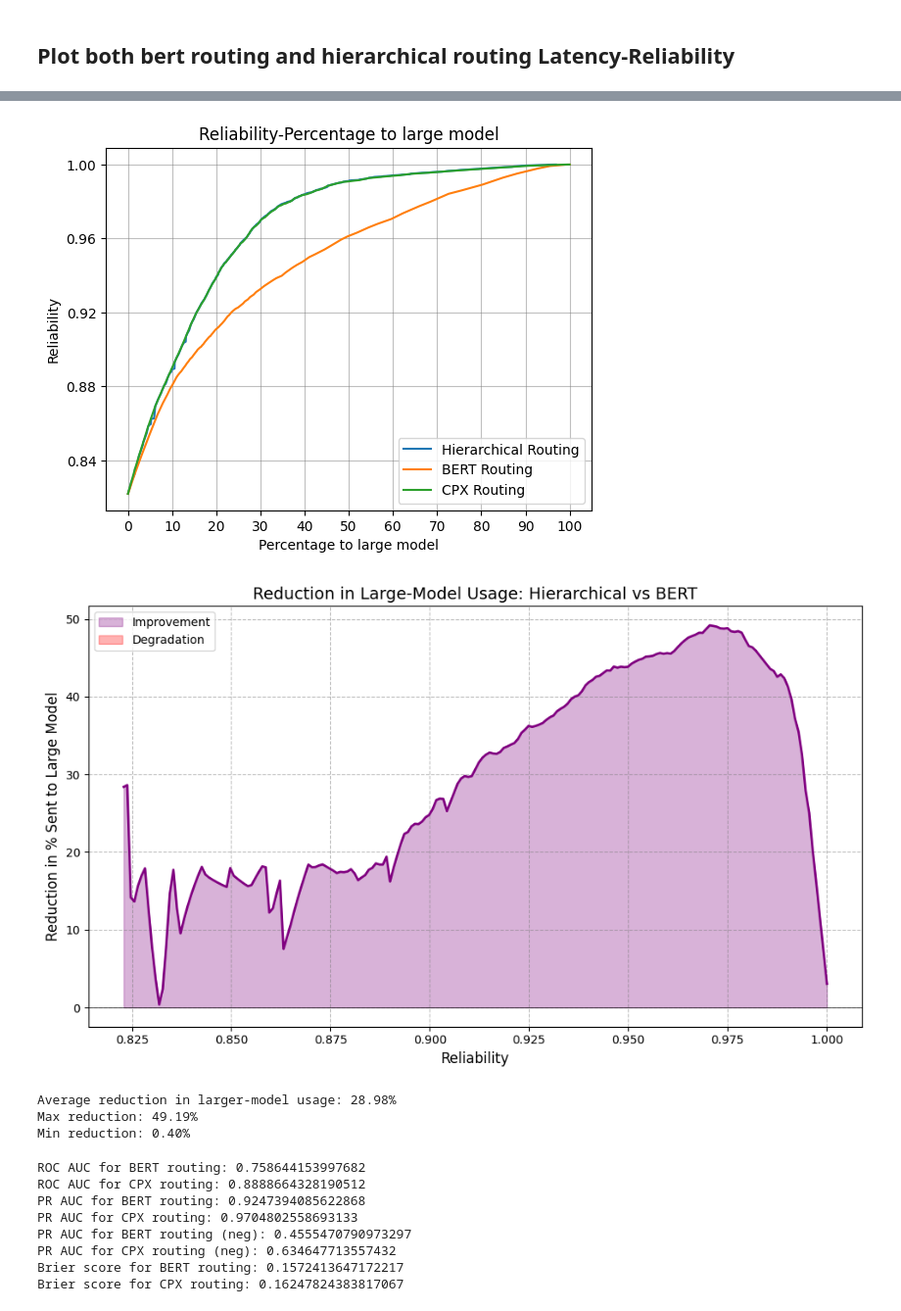
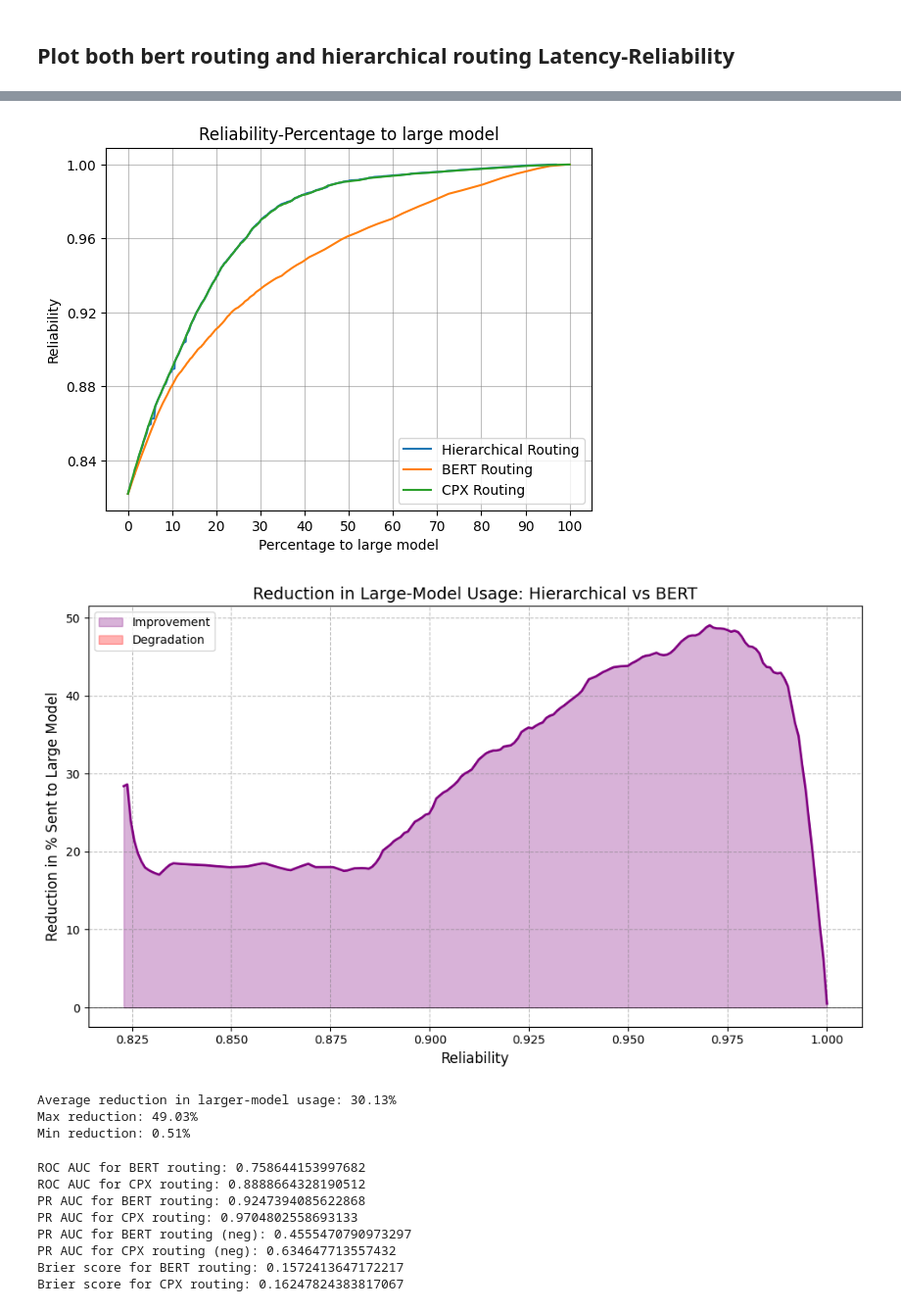
Before and after one commit to hhosseini1377/LLM_routing, a Jupyter notebook: notebooks/trade_off.ipynb, the cells around one changed output, grey strips where cells are left out. Shown at 98% size. Drawn from its saved outputs; the diff is of its cells as text; code cells hidden in the pictures.

```diff
--- a/notebooks/trade_off.ipynb
+++ b/notebooks/trade_off.ipynb
@@ -34,6 +34,11 @@ elif dataset == 'mmlu_original_auxiliary_pro_gsm8k_qwen8b':
     file_path = './routing_dataset/datasets/final_splits/mmlu_all_pro_gsm8k_qwen8b_test.pkl'
     cpx_prob_dir = './cpx_model/inference_logs/Qwen_Qwen3-8B_20251217-094237.pkl'
     bert_prob_dir = './bert_routing/inference_logs/probabilities_20251221-144005.pkl'
+
+elif dataset == 'hotpotqa_qwen8b_test_cleaned':
+    file_path = './routing_dataset/datasets/hotpotqa/hotpotqa_qwen8b_test_cleaned.pkl'
+    cpx_prob_dir = './cpx_model/inference_logs/Qwen_Qwen3-8B_20251220-125851.pkl'
+    bert_prob_dir = './bert_routing/inference_logs/probabilities_20251222-131513.pkl'
 else:
     raise ValueError(f"Dataset {dataset} not found")
 
@@ -283,7 +288,7 @@ pareto_front_hierarchical_routing_reliabilities = [result[1] for result in paret
 bert_routing_percentage_to_large_model = []
 for comb in bert_routing_tradeoff_results:
     bert_routing_percentage_to_large_model.append((bert_routing_tradeoff_results[comb]['sent_to_large_model'] / bert_routing_tradeoff_results[comb]['total_count']) * 100)
-plt.plot(pareto_front_hierarchical_routing_percentage_to_large_model, pareto_front_hierarchical_routing_reliabilities)
+# plt.plot(pareto_front_hierarchical_routing_percentage_to_large_model, pareto_front_hierarchical_routing_reliabilities)
 plt.plot(bert_routing_percentage_to_large_model, bert_routing_reliabilities)
 plt.plot(cpx_routing_percentage_to_large_model, cpx_routing_reliabilities)
 plt.gca().xaxis.set_major_locator(ticker.MultipleLocator(10))
@@ -291,7 +296,7 @@ plt.gca().yaxis.set_major_locator(ticker.MultipleLocator(0.04))
 # plt.ylim(0.9, 1)
 plt.grid(True, which="both", ls="-", color='gray', alpha=0.5)
 plt.title('Reliability-Percentage to large model')
-plt.legend(['Hierarchical Routing', 'BERT Routing', 'CPX Routing'], loc='lower right')
+plt.legend(['BERT Routing', 'CPX Routing'], loc='lower right')
 plt.xlabel('Percentage to large model')
 plt.ylabel('Reliability')
 plt.show()
@@ -301,18 +306,18 @@ import numpy as np
 from scipy.interpolate import interp1d
 
 min_reliability_pct = max(
-    min(pareto_front_hierarchical_routing_reliabilities),
+    min(cpx_routing_reliabilities),
     min(bert_routing_reliabilities)
 )
 max_reliability_pct = min(
-    max(pareto_front_hierarchical_routing_reliabilities),
+    max(cpx_routing_reliabilities),
     max(bert_routing_reliabilities)
 )
 
 common_reliabilities_pct = np.linspace(min_reliability_pct, max_reliability_pct, 200)
 
-hierarchical_pct_sorted = sorted(zip(pareto_front_hierarchical_routing_reliabilities,
-                                     pareto_front_hierarchical_routing_percentage_to_large_model))
+hierarchical_pct_sorted = sorted(zip(cpx_routing_reliabilities,
+                                     cpx_routing_percentage_to_large_model))
 hierarchical_pct_reliabilities = [r for r, _ in hierarchical_pct_sorted]
 hierarchical_pct_values = [p for _, p in hierarchical_pct_sorted]
 
@@ -328,37 +333,37 @@ bert_pct_interp = interp1d(bert_pct_reliabilities, bert_pct_values,
 hierarchical_pct_common = hierarchical_pct_interp(common_reliabilities_pct)
 bert_pct_common = bert_pct_interp(common_reliabilities_pct)
 
 # Improvement: reduction in percentage sent to large model
 improvement_pct_large = ((bert_pct_common - hierarchical_pct_common) / bert_pct_common) * 100
 
 valid_mask_pct = (bert_pct_common > 0) & np.isfinite(improvement_pct_large)
 common_reliabilities_pct_clean = common_reliabilities_pct[valid_mask_pct]
 improvement_pct_large_clean = improvement_pct_large[valid_mask_pct]
 
 plt.figure(figsize=(10, 6))
 plt.plot(common_reliabilities_pct_clean, improvement_pct_large_clean, linewidth=2, color='purple')
 plt.title('Reduction in Large-Model Usage: Hierarchical vs BERT', fontsize=14)
 plt.xlabel('Reliability', fontsize=12)
 plt.ylabel('Reduction in % Sent to Large Model', fontsize=12)
 plt.grid(True, which="both", ls="--", color='gray', alpha=0.5)
 plt.axhline(y=0, color='black', linestyle='-', linewidth=0.5)
 plt.fill_between(common_reliabilities_pct_clean, 0, improvement_pct_large_clean,
                  where=(improvement_pct_large_clean >= 0), alpha=0.3, color='purple', label='Improvement')
 plt.fill_between(common_reliabilities_pct_clean, 0, improvement_pct_large_clean,
                  where=(improvement_pct_large_clean < 0), alpha=0.3, color='red', label='Degradation')
 plt.legend()
 plt.tight_layout()
 plt.show()
 
 print(f"Average reduction in larger-model usage: {np.mean(improvement_pct_large_clean):.2f}%")
 print(f"Max reduction: {np.max(improvement_pct_large_clean):.2f}%")
 print(f"Min reduction: {np.min(improvement_pct_large_clean):.2f}%")
 # %% [output]
 [figure]
-[figure, old version]
+[figure, new version]
-Average reduction in larger-model usage: 28.98%
-Max reduction: 49.19%
-Min reduction: 0.40%
+Average reduction in larger-model usage: 30.13%
+Max reduction: 49.03%
+Min reduction: 0.51%
 # %%
 from sklearn.metrics import roc_curve, auc, f1_score, precision_score, recall_score, precision_recall_curve, brier_score_loss
 import pickle
```
Also changed, not shown: parts of 1 cell of this notebook, 10 other files.
